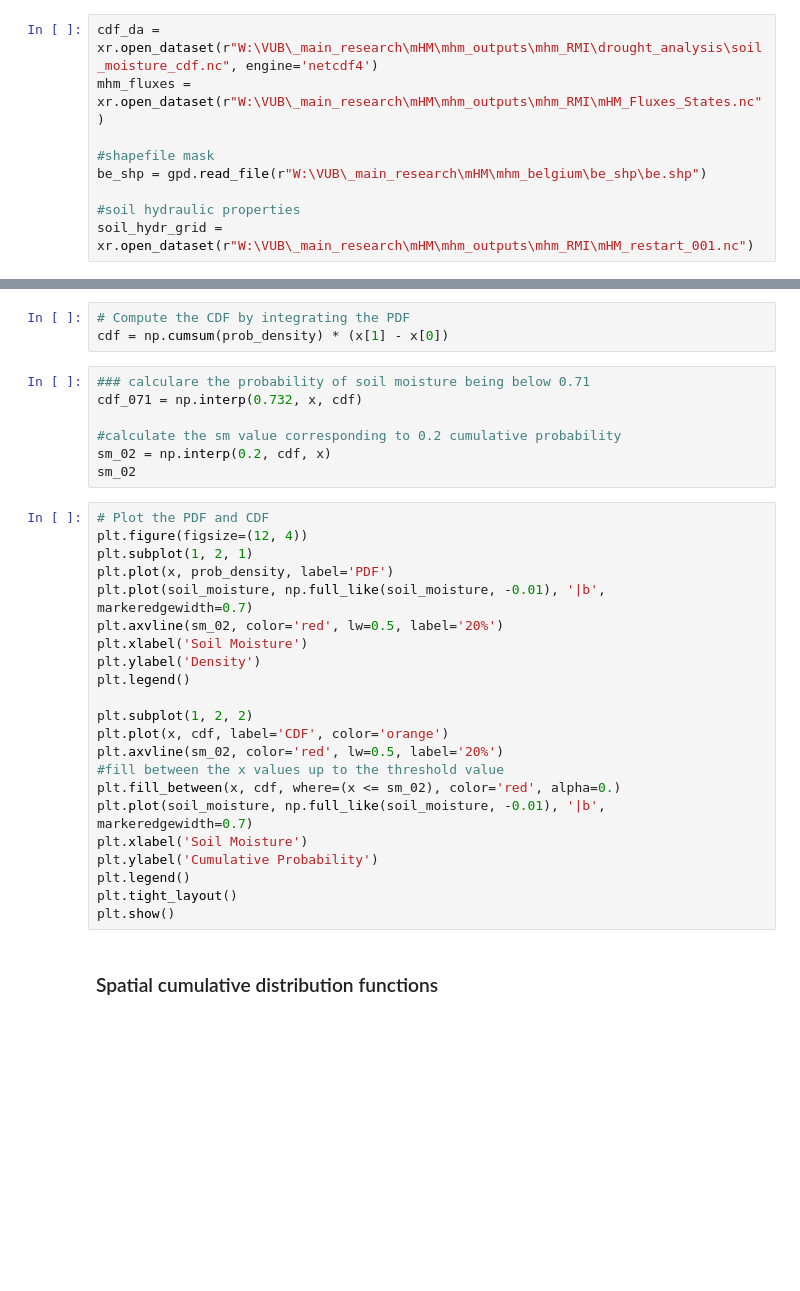
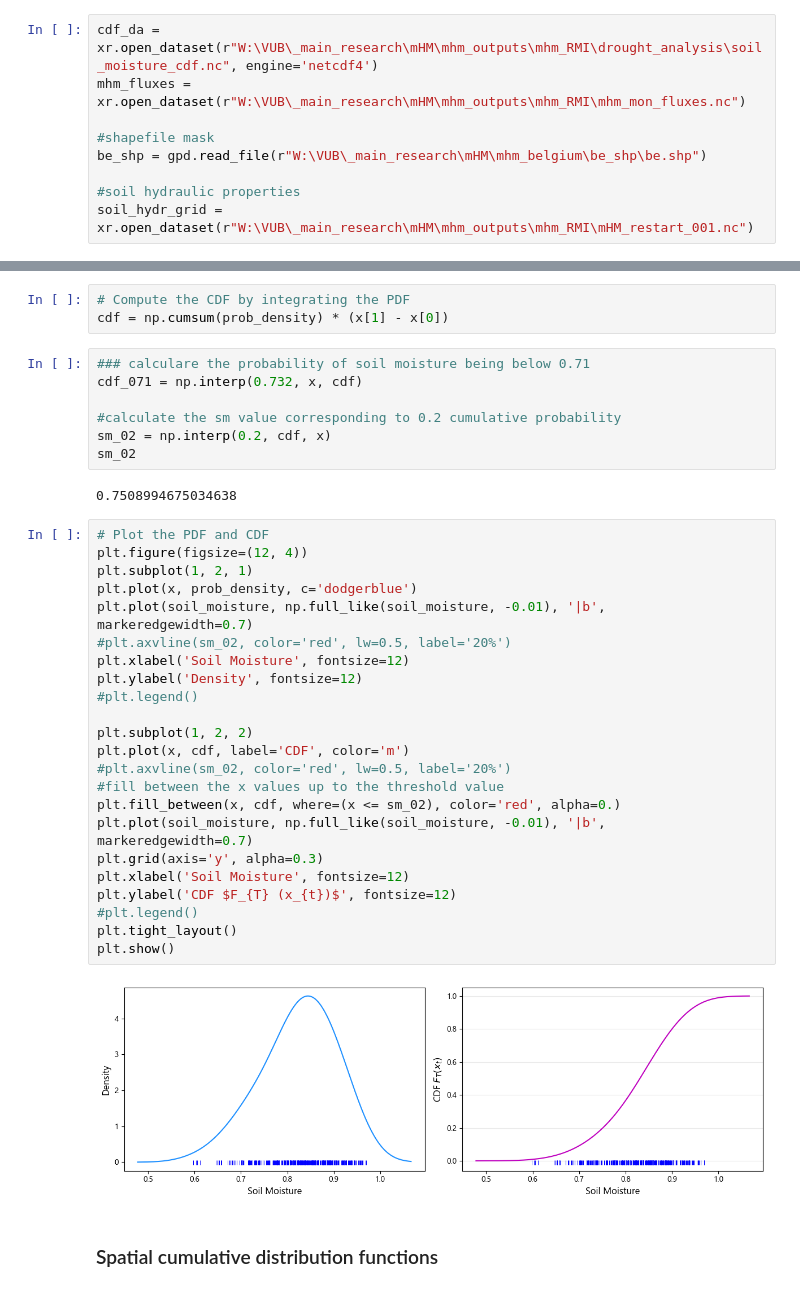
Before and after one commit to klekarkar/mHM_IO_dataprocessing, a Jupyter notebook: SoilMoistureIndex.ipynb, the cells around one changed output, grey strips where cells are left out. Cells and saved outputs as stored; diff of their text form; blank space fills up the shorter version.

```diff
--- a/SoilMoistureIndex.ipynb
+++ b/SoilMoistureIndex.ipynb
@@ -19,7 +20,7 @@ plt.rcParams['font.sans-serif'] = 'Segoe UI'
 ### Read data
 # %%
 cdf_da = xr.open_dataset(r"W:\VUB\_main_research\mHM\mhm_outputs\mhm_RMI\drought_analysis\soil_moisture_cdf.nc", engine='netcdf4')
-mhm_fluxes = xr.open_dataset(r"W:\VUB\_main_research\mHM\mhm_outputs\mhm_RMI\mHM_Fluxes_States.nc")
+mhm_fluxes = xr.open_dataset(r"W:\VUB\_main_research\mHM\mhm_outputs\mhm_RMI\mhm_mon_fluxes.nc")
 
 #shapefile mask
 be_shp = gpd.read_file(r"W:\VUB\_main_research\mHM\mhm_belgium\be_shp\be.shp")
@@ -382,28 +392,33 @@ cdf_071 = np.interp(0.732, x, cdf)
 #calculate the sm value corresponding to 0.2 cumulative probability
 sm_02 = np.interp(0.2, cdf, x)
 sm_02
+# %% [output]
+0.7508994675034638
 # %%
 # Plot the PDF and CDF
 plt.figure(figsize=(12, 4))
 plt.subplot(1, 2, 1)
-plt.plot(x, prob_density, label='PDF')
+plt.plot(x, prob_density, c='dodgerblue')
 plt.plot(soil_moisture, np.full_like(soil_moisture, -0.01), '|b', markeredgewidth=0.7)
-plt.axvline(sm_02, color='red', lw=0.5, label='20%')
-plt.xlabel('Soil Moisture')
-plt.ylabel('Density')
-plt.legend()
+#plt.axvline(sm_02, color='red', lw=0.5, label='20%')
+plt.xlabel('Soil Moisture', fontsize=12)
+plt.ylabel('Density', fontsize=12)
+#plt.legend()
 
 plt.subplot(1, 2, 2)
-plt.plot(x, cdf, label='CDF', color='orange')
-plt.axvline(sm_02, color='red', lw=0.5, label='20%')
+plt.plot(x, cdf, label='CDF', color='m')
+#plt.axvline(sm_02, color='red', lw=0.5, label='20%')
 #fill between the x values up to the threshold value
 plt.fill_between(x, cdf, where=(x <= sm_02), color='red', alpha=0.)
 plt.plot(soil_moisture, np.full_like(soil_moisture, -0.01), '|b', markeredgewidth=0.7)
-plt.xlabel('Soil Moisture')
-plt.ylabel('Cumulative Probability')
-plt.legend()
+plt.grid(axis='y', alpha=0.3)
+plt.xlabel('Soil Moisture', fontsize=12)
+plt.ylabel('CDF $F_{T} (x_{t})$', fontsize=12)
+#plt.legend()
 plt.tight_layout()
 plt.show()
+# %% [output]
+[figure, added]
 # %% [markdown]
 ### Spatial cumulative distribution functions
 # %%
```
Also changed, not shown: parts of 8 cells of this notebook, 5 other files.
